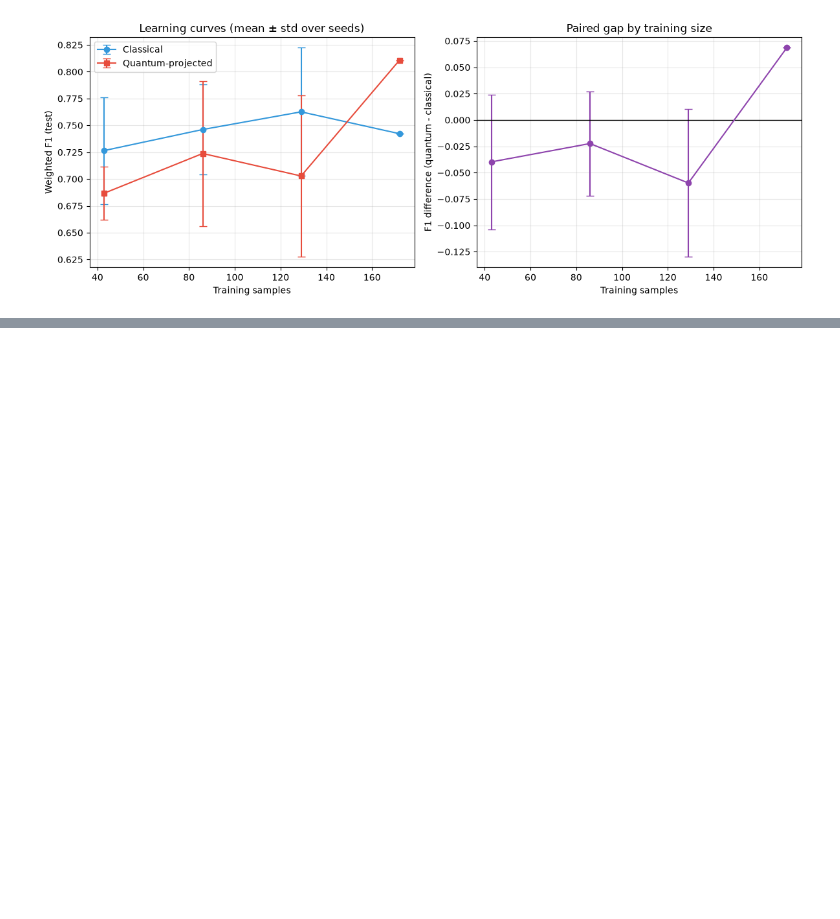
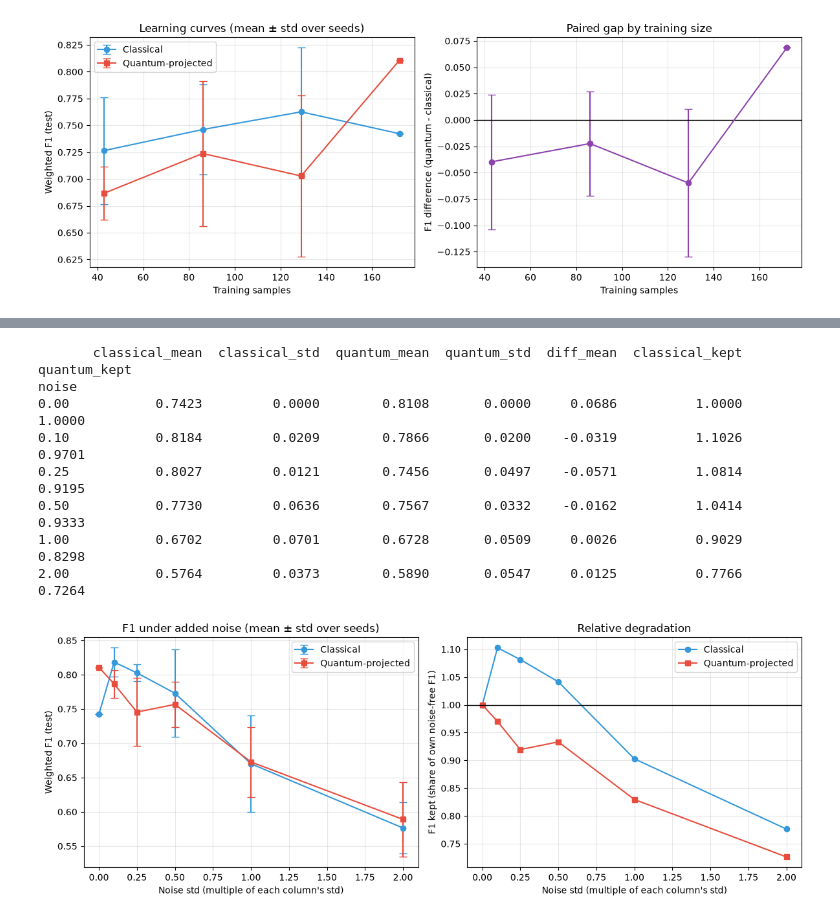
Before and after one commit to BharathiGaneshkumar/quantum-pqk-car-t-hackathon, a Jupyter notebook: notebooks/quantum_pqk_hackathon.ipynb, the cells around one changed output, grey strips where cells are left out. Cells and saved outputs as stored; diff of their text form; code cells hidden in the pictures; blank space fills up the shorter version.

```diff
--- a/notebooks/quantum_pqk_hackathon.ipynb
+++ b/notebooks/quantum_pqk_hackathon.ipynb
@@ -1119,0 +1174,48 @@ n
+# %%
+# OUR ADDITION: Track 2B summary table and figure
+noise_summary = noise_curve.groupby("noise").agg(
+    classical_mean=("f1_classical", "mean"),
+    classical_std=("f1_classical", "std"),
+    quantum_mean=("f1_quantum", "mean"),
+    quantum_std=("f1_quantum", "std"),
+    diff_mean=("diff", "mean"),
+).fillna(0)
+noise_summary["classical_kept"] = noise_summary["classical_mean"] / noise_summary["classical_mean"].iloc[0]
+noise_summary["quantum_kept"] = noise_summary["quantum_mean"] / noise_summary["quantum_mean"].iloc[0]
+print(noise_summary.round(4).to_string())
+
+levels = noise_summary.index.values
+fig, axes = plt.subplots(1, 2, figsize=(12, 4.5))
+
+axes[0].errorbar(levels, noise_summary["classical_mean"], yerr=noise_summary["classical_std"],
+                 marker="o", capsize=4, color="#3498db", label="Classical")
+axes[0].errorbar(levels, noise_summary["quantum_mean"], yerr=noise_summary["quantum_std"],
+                 marker="s", capsize=4, color="#e74c3c", label="Quantum-projected")
+axes[0].set_xlabel("Noise std (multiple of each column's std)")
+axes[0].set_ylabel("Weighted F1 (test)")
+axes[0].set_title("F1 under added noise (mean ± std over seeds)")
+axes[0].legend()
+axes[0].grid(alpha=0.3)
+
+axes[1].plot(levels, noise_summary["classical_kept"], marker="o", color="#3498db", label="Classical")
+axes[1].plot(levels, noise_summary["quantum_kept"], marker="s", color="#e74c3c", label="Quantum-projected")
+axes[1].axhline(1.0, color="black", lw=1)
+axes[1].set_xlabel("Noise std (multiple of each column's std)")
+axes[1].set_ylabel("F1 kept (share of own noise-free F1)")
+axes[1].set_title("Relative degradation")
+axes[1].legend()
+axes[1].grid(alpha=0.3)
+
+plt.tight_layout()
+fig.savefig(RESULTS_DIR / "track2b_noise_robustness.png", dpi=150, bbox_inches="tight")
+plt.show()
+# %% [output]
+       classical_mean  classical_std  quantum_mean  quantum_std  diff_mean  classical_kept  quantum_kept
+noise
+0.00           0.7423         0.0000        0.8108       0.0000     0.0686          1.0000        1.0000
+0.10           0.8184         0.0209        0.7866       0.0200    -0.0319          1.1026        0.9701
+0.25           0.8027         0.0121        0.7456       0.0497    -0.0571          1.0814        0.9195
+0.50           0.7730         0.0636        0.7567       0.0332    -0.0162          1.0414        0.9333
+1.00           0.6702         0.0701        0.6728       0.0509     0.0026          0.9029        0.8298
+2.00           0.5764         0.0373        0.5890       0.0547     0.0125          0.7766        0.7264
+[figure, added]
```
Also changed, not shown: parts of 2 cells of this notebook, 2 other files.
